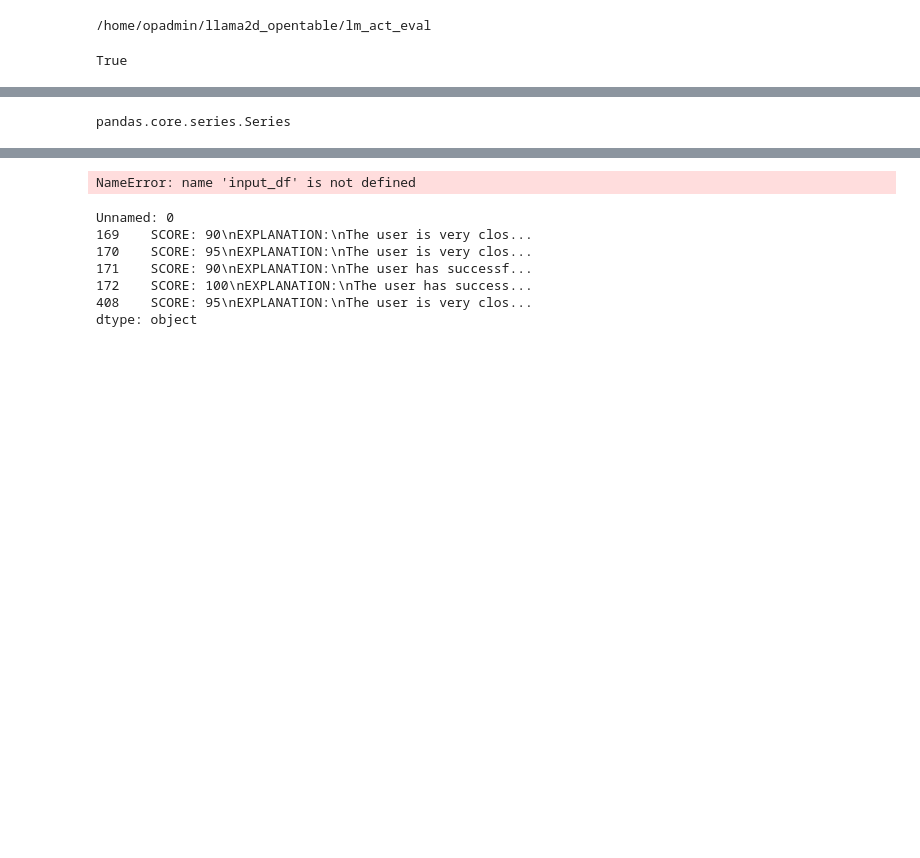
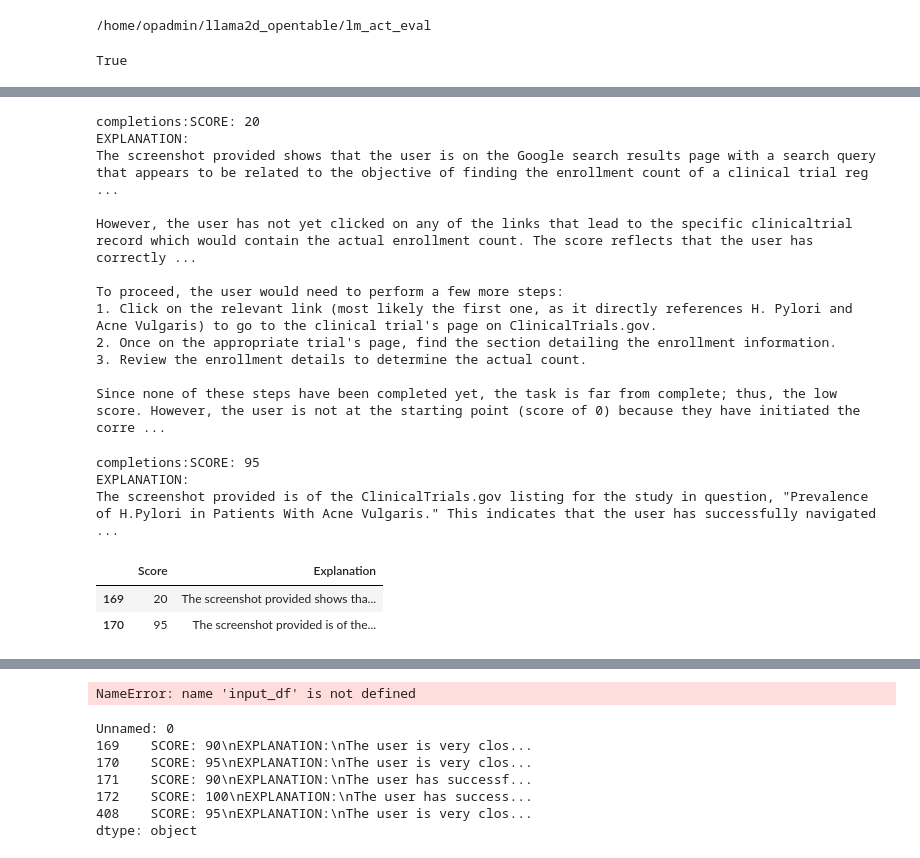
Before and after one commit to supmo668/lm_act_eval, a Jupyter notebook: quickstart/Trajectory Validation - data processing & GPTV eval.ipynb, the cells around one changed output, grey strips where cells are left out. Saved outputs shown, nothing was run; the diff lists cells and outputs as text; code cells hidden in the pictures; blank space fills up the shorter version.

```diff
--- a/quickstart/Trajectory Validation - data processing & GPTV eval.ipynb
+++ b/quickstart/Trajectory Validation - data processing & GPTV eval.ipynb
@@ -91,10 +96,27 @@ ValueError: not enough values to unpack (expected 2, got 1)
+# %%
+gptv_scorer(df_evaluator.df.iloc[:2])
+# %% [output]
+completions:SCORE: 20
+EXPLANATION:
+The screenshot provided shows that the user is on the Google search results page with a search query that appears to be related to the objective of finding the enrollment count of a clinical trial reg ...
+
+However, the user has not yet clicked on any of the links that lead to the specific clinicaltrial record which would contain the actual enrollment count. The score reflects that the user has correctly ...
+
+To proceed, the user would need to perform a few more steps:
+1. Click on the relevant link (most likely the first one, as it directly references H. Pylori and Acne Vulgaris) to go to the clinical trial's page on ClinicalTrials.gov.
+2. Once on the appropriate trial's page, find the section detailing the enrollment information.
+3. Review the enrollment details to determine the actual count.
+
+Since none of these steps have been completed yet, the task is far from complete; thus, the low score. However, the user is not at the starting point (score of 0) because they have initiated the corre ...
+completions:SCORE: 95
+EXPLANATION:
+The screenshot provided is of the ClinicalTrials.gov listing for the study in question, "Prevalence of H.Pylori in Patients With Acne Vulgaris." This indicates that the user has successfully navigated ...
+|  | Score | Explanation |
+| 169 | 20 | The screenshot provided shows tha... |
+| 170 | 95 | The screenshot provided is of the... |
 # %%
 # Using as agent
 from lm_act_eval.evaluation_harness.helper_functions.multion import extract_explanation
-
-df.chat_completion_messages.apply( ParseChatCompletion().parse_content)
-# %% [output]
-pandas.core.series.Series
 # %%
 # evaluator prompt
 from lm_act_eval.evaluation_harness.openai.vision.prompts import DEFAULT_EVAL_PROMPT
```
Also changed, not shown: parts of 14 cells of this notebook, 14 other files.
